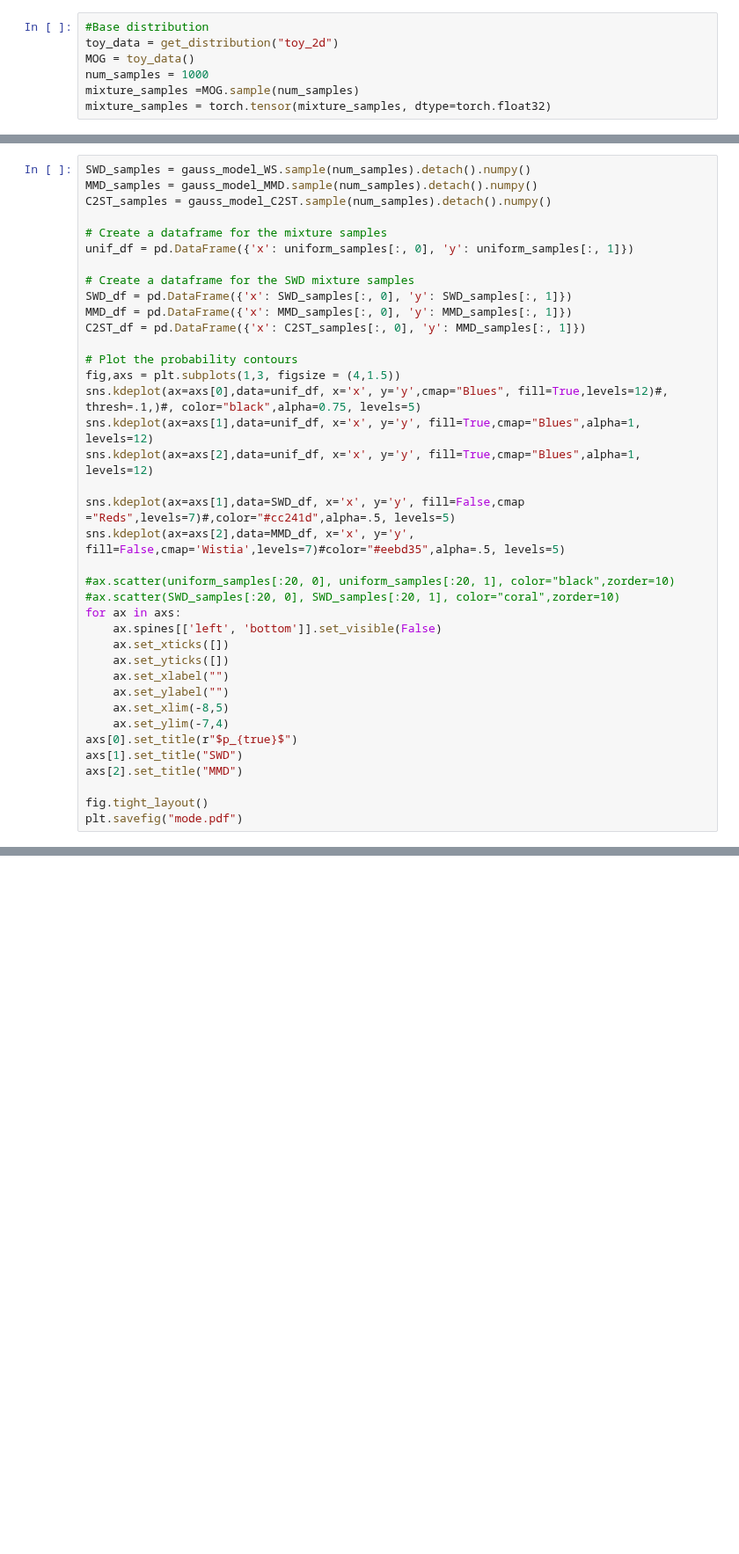
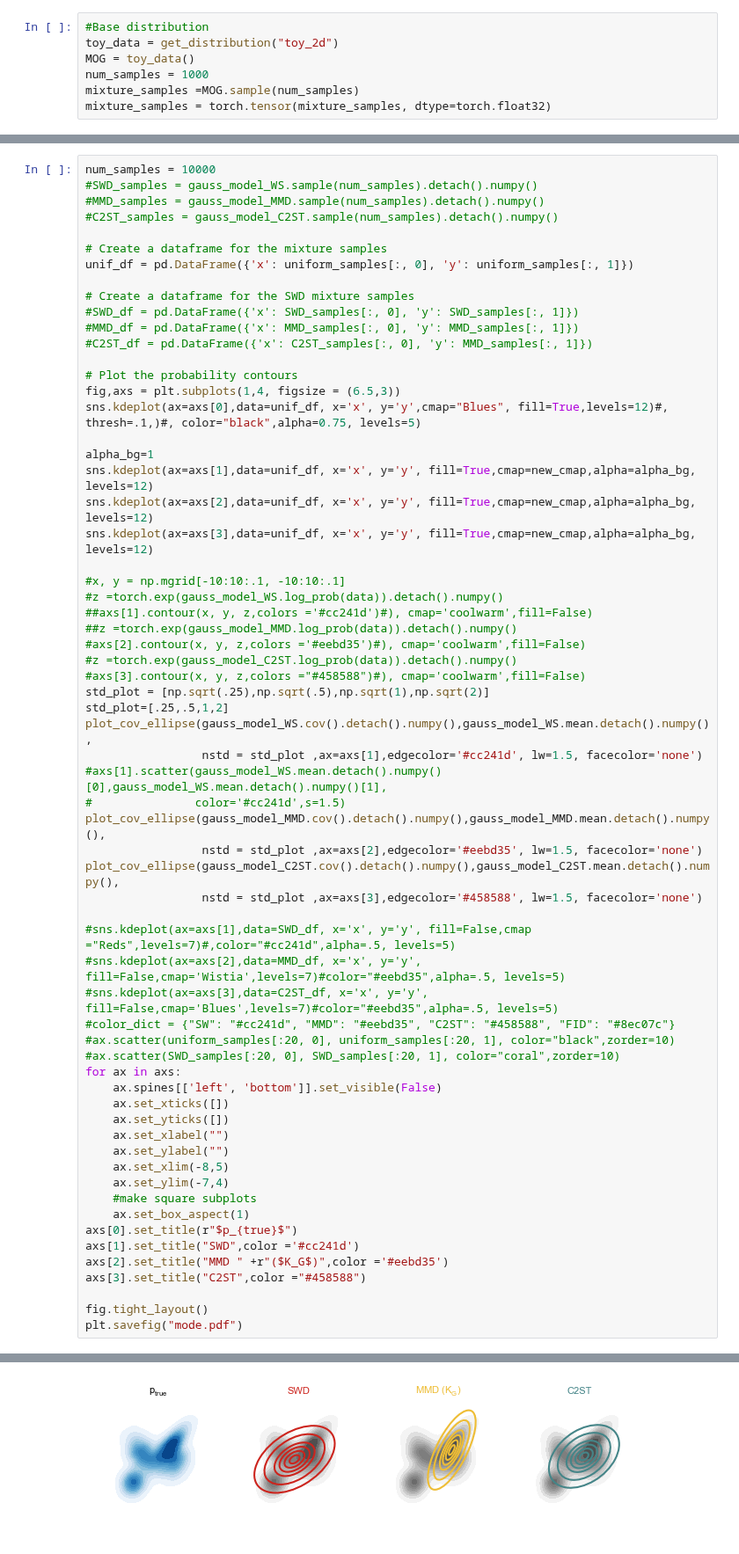
Before and after one commit to mackelab/labproject, a Jupyter notebook: docs/notebooks/mode_comparison.ipynb, the cells around one changed output, grey strips where cells are left out. Shown at 88% size. Drawn from its saved outputs; the diff is of its cells as text; blank space fills up the shorter version.

Commit message:
contours based on standard deviations

```diff
--- a/docs/notebooks/mode_comparison.ipynb
+++ b/docs/notebooks/mode_comparison.ipynb
@@ -254,25 +261,48 @@ Gauss()
 # %%
-SWD_samples = gauss_model_WS.sample(num_samples).detach().numpy()
-MMD_samples = gauss_model_MMD.sample(num_samples).detach().numpy()
-C2ST_samples = gauss_model_C2ST.sample(num_samples).detach().numpy()
+num_samples = 10000
+#SWD_samples = gauss_model_WS.sample(num_samples).detach().numpy()
+#MMD_samples = gauss_model_MMD.sample(num_samples).detach().numpy()
+#C2ST_samples = gauss_model_C2ST.sample(num_samples).detach().numpy()
 
 # Create a dataframe for the mixture samples
 unif_df = pd.DataFrame({'x': uniform_samples[:, 0], 'y': uniform_samples[:, 1]})
 
 # Create a dataframe for the SWD mixture samples
-SWD_df = pd.DataFrame({'x': SWD_samples[:, 0], 'y': SWD_samples[:, 1]})
-MMD_df = pd.DataFrame({'x': MMD_samples[:, 0], 'y': MMD_samples[:, 1]})
-C2ST_df = pd.DataFrame({'x': C2ST_samples[:, 0], 'y': MMD_samples[:, 1]})
+#SWD_df = pd.DataFrame({'x': SWD_samples[:, 0], 'y': SWD_samples[:, 1]})
+#MMD_df = pd.DataFrame({'x': MMD_samples[:, 0], 'y': MMD_samples[:, 1]})
+#C2ST_df = pd.DataFrame({'x': C2ST_samples[:, 0], 'y': MMD_samples[:, 1]})
 
 # Plot the probability contours
-fig,axs = plt.subplots(1,3, figsize = (4,1.5))
+fig,axs = plt.subplots(1,4, figsize = (6.5,3))
 sns.kdeplot(ax=axs[0],data=unif_df, x='x', y='y',cmap="Blues", fill=True,levels=12)#, thresh=.1,)#, color="black",alpha=0.75, levels=5)
-sns.kdeplot(ax=axs[1],data=unif_df, x='x', y='y', fill=True,cmap="Blues",alpha=1, levels=12)
-sns.kdeplot(ax=axs[2],data=unif_df, x='x', y='y', fill=True,cmap="Blues",alpha=1, levels=12)
 
-sns.kdeplot(ax=axs[1],data=SWD_df, x='x', y='y', fill=False,cmap ="Reds",levels=7)#,color="#cc241d",alpha=.5, levels=5)
-sns.kdeplot(ax=axs[2],data=MMD_df, x='x', y='y', fill=False,cmap='Wistia',levels=7)#color="#eebd35",alpha=.5, levels=5)
+alpha_bg=1
+sns.kdeplot(ax=axs[1],data=unif_df, x='x', y='y', fill=True,cmap=new_cmap,alpha=alpha_bg, levels=12)
+sns.kdeplot(ax=axs[2],data=unif_df, x='x', y='y', fill=True,cmap=new_cmap,alpha=alpha_bg, levels=12)
+sns.kdeplot(ax=axs[3],data=unif_df, x='x', y='y', fill=True,cmap=new_cmap,alpha=alpha_bg, levels=12)
 
+#x, y = np.mgrid[-10:10:.1, -10:10:.1]
+#z =torch.exp(gauss_model_WS.log_prob(data)).detach().numpy()
+##axs[1].contour(x, y, z,colors ='#cc241d')#), cmap='coolwarm',fill=False)
+##z =torch.exp(gauss_model_MMD.log_prob(data)).detach().numpy()
+#axs[2].contour(x, y, z,colors ='#eebd35')#), cmap='coolwarm',fill=False)
+#z =torch.exp(gauss_model_C2ST.log_prob(data)).detach().numpy()
+#axs[3].contour(x, y, z,colors ="#458588")#), cmap='coolwarm',fill=False)
+std_plot = [np.sqrt(.25),np.sqrt(.5),np.sqrt(1),np.sqrt(2)]
+std_plot=[.25,.5,1,2]
+plot_cov_ellipse(gauss_model_WS.cov().detach().numpy(),gauss_model_WS.mean.detach().numpy(),
+                 nstd = std_plot ,ax=axs[1],edgecolor='#cc241d', lw=1.5, facecolor='none')
+#axs[1].scatter(gauss_model_WS.mean.detach().numpy()[0],gauss_model_WS.mean.detach().numpy()[1],
+#               color='#cc241d',s=1.5)
+plot_cov_ellipse(gauss_model_MMD.cov().detach().numpy(),gauss_model_MMD.mean.detach().numpy(),
+                 nstd = std_plot ,ax=axs[2],edgecolor='#eebd35', lw=1.5, facecolor='none')
+plot_cov_ellipse(gauss_model_C2ST.cov().detach().numpy(),gauss_model_C2ST.mean.detach().numpy(),
+                 nstd = std_plot ,ax=axs[3],edgecolor='#458588', lw=1.5, facecolor='none')
+
+#sns.kdeplot(ax=axs[1],data=SWD_df, x='x', y='y', fill=False,cmap ="Reds",levels=7)#,color="#cc241d",alpha=.5, levels=5)
+#sns.kdeplot(ax=axs[2],data=MMD_df, x='x', y='y', fill=False,cmap='Wistia',levels=7)#color="#eebd35",alpha=.5, levels=5)
+#sns.kdeplot(ax=axs[3],data=C2ST_df, x='x', y='y', fill=False,cmap='Blues',levels=7)#color="#eebd35",alpha=.5, levels=5)
+#color_dict = {"SW": "#cc241d", "MMD": "#eebd35", "C2ST": "#458588", "FID": "#8ec07c"}
 #ax.scatter(uniform_samples[:20, 0], uniform_samples[:20, 1], color="black",zorder=10)
 #ax.scatter(SWD_samples[:20, 0], SWD_samples[:20, 1], color="coral",zorder=10)
 for ax in axs:
@@ -283,9 +313,13 @@ for ax in axs:
     ax.set_ylabel("")
     ax.set_xlim(-8,5)
     ax.set_ylim(-7,4)
+    #make square subplots
+    ax.set_box_aspect(1)
 axs[0].set_title(r"$p_{true}$")
-axs[1].set_title("SWD")
-axs[2].set_title("MMD")
+axs[1].set_title("SWD",color ='#cc241d')
+axs[2].set_title("MMD " +r"($K_G$)",color ='#eebd35')
+axs[3].set_title("C2ST",color ="#458588")
 
 fig.tight_layout()
 plt.savefig("mode.pdf")
+# %% [output]
@@ -292,3 +344,4 @@ plt.savefig("mode.pdf")
+[figure, added]
 # %%
 SWD_samples = gauss_model_WS.sample(num_samples).detach().numpy()
 MMD_samples = gauss_model_MMD.sample(num_samples).detach().numpy()
```
Also changed, not shown: parts of 15 cells of this notebook, 1 other file.
